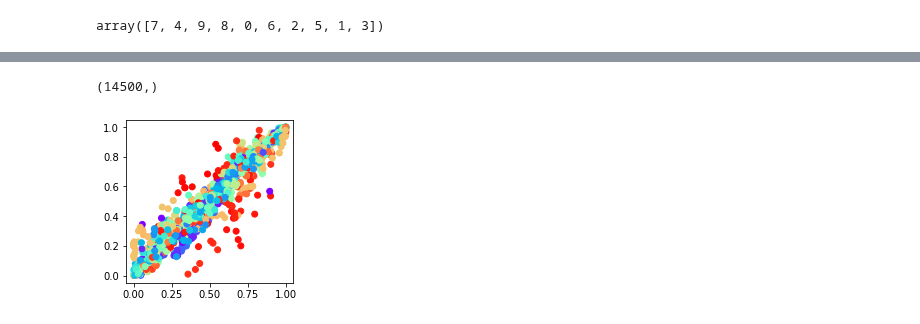
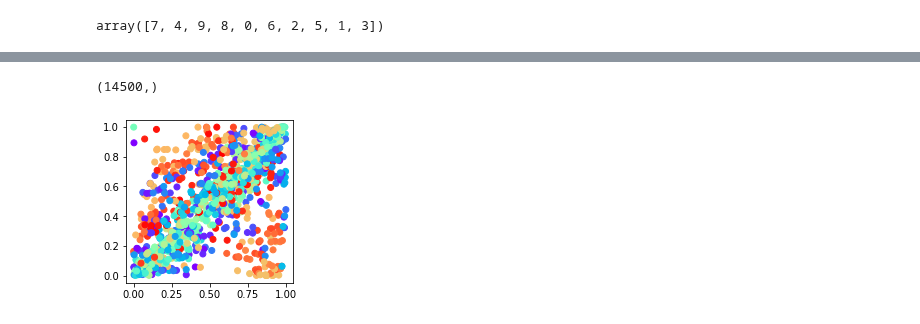
Before and after one commit to NinelK/CopulaGP, a Jupyter notebook: examples/shuttle/Shuttle.ipynb, the cells around one changed output, grey strips where cells are left out. Cells and saved outputs as stored; diff of their text form; code cells hidden in the pictures.

```diff
--- a/examples/shuttle/Shuttle.ipynb
+++ b/examples/shuttle/Shuttle.ipynb
@@ -28,6 +28,7 @@ order
 array([7, 4, 9, 8, 0, 6, 2, 5, 1, 3])
 # %%
 import marginal as mg
+from tqdm.notebook import tqdm
 X = train[:,c]
 Xt = test[:,c]
 Y_raw = train[:,order[order!=c]]
@@ -35,13 +36,18 @@ Yt_raw = test[:,order[order!=c]]
 # conditional
 Y = np.zeros_like(Y_raw)
 Yt = np.zeros_like(Yt_raw)
-for i, (y,yt) in enumerate(zip(Y_raw.T,Yt_raw.T)):
+for i, (y,yt) in tqdm(enumerate(zip(Y_raw.T,Yt_raw.T))):
     # conditional
-    Y[:,i] = mg.fast_signal2uniform(y,X)
-    Yt[:,i] = mg.fast_signal2uniform(y,X,Y_=yt,X_=Xt)
+    Y[:,i] = np.clip(mg.fast_signal2uniform(y,X),0.001,0.999)
+    Yt[:,i] = np.clip(mg.fast_signal2uniform(y,X,Y_=yt,X_=Xt),0.001,0.999)
     # unconditional
 #     Y[:,i] = (np.argsort(Y_raw[:,i].flatten()).argsort()/Y_raw[:,i].size)\
 #                 .reshape(Y_raw[:,i].shape)
 #     Yt[:,i] = (np.argsort(Yt_raw[:,i].flatten()).argsort()/Yt_raw[:,i].size)\
 #                  .reshape(Yt_raw[:,i].shape)
-    print(i)
+
+# # now [0,1] -> [0.001,0.999] for computational stability
+# min = np.concatenate([y,yt]).min(0)
+# max = np.concatenate([y,yt]).max(0)
+# Y = normalize_Y(y,min,max)
+# Yt = normalize_Y(yt,min,max)
@@ -58,10 +54,10 @@ for i, (y,yt) in enumerate(zip(Y_raw.T,Yt_raw.T)):
 # %%
 import matplotlib.cm as cm
 
 plt.figure(figsize=(3,3))
 skip = 4
-plt.scatter(*Yt[::skip,[4,5]].T,color=cm.rainbow(Xt[::skip]))
+plt.scatter(*Yt[::skip,[0,4]].T,color=cm.rainbow(Xt[::skip]))
 X.shape
 # %% [output]
 (14500,)
-[figure, old version]
+[figure, new version]
```
Also changed, not shown: parts of 17 cells of this notebook, 9 other files.
